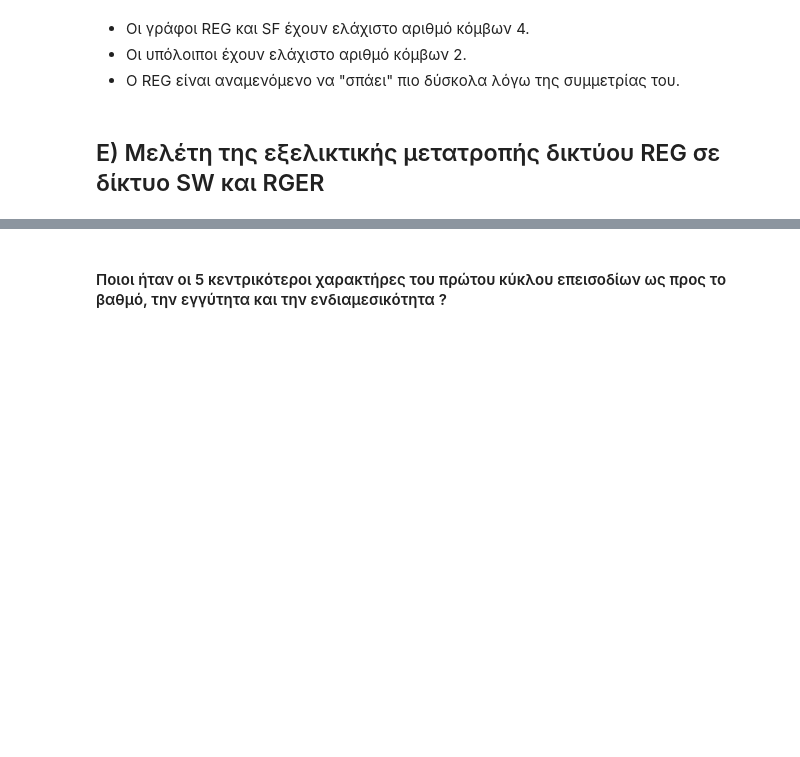
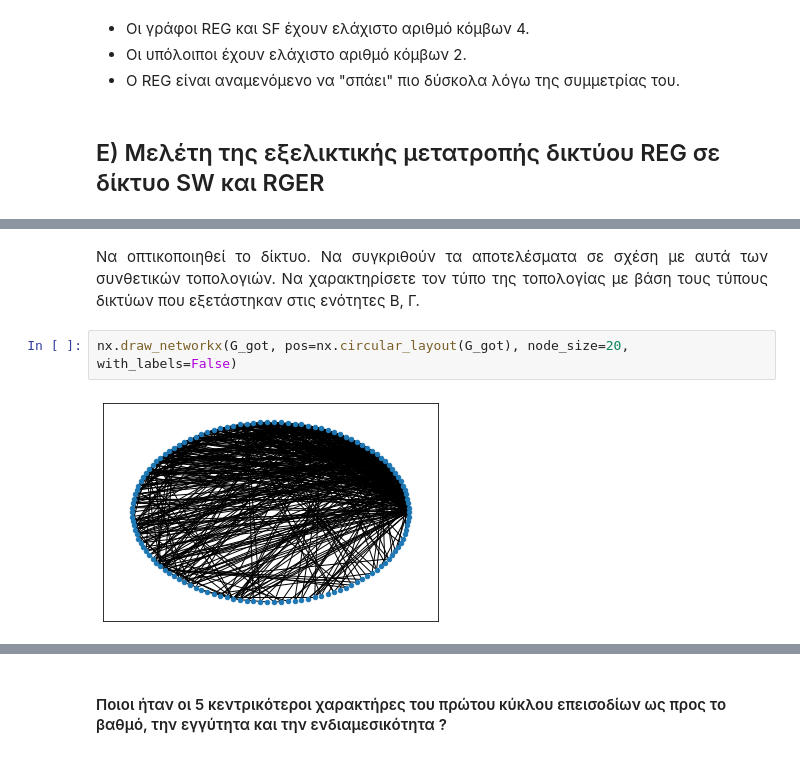
Before and after one commit to John-Atha/social-networks-NTUA, a Jupyter notebook: lab1_student_version.ipynb, the cells around one changed output, grey strips where cells are left out. Saved outputs shown, nothing was run; the diff lists cells and outputs as text; blank space fills up the shorter version.

```diff
--- a/lab1_student_version.ipynb
+++ b/lab1_student_version.ipynb
@@ -1232,0 +1327,6 @@ with open('got.txt') as csv_file:
+# %% [markdown]
+<p style=text-align:justify>Να οπτικοποιηθεί το δίκτυο. Να συγκριθούν τα αποτελέσματα σε σχέση με αυτά των συνθετικών τοπολογιών. Να χαρακτηρίσετε τον τύπο της τοπολογίας με βάση τους τύπους δικτύων που εξετάστηκαν στις ενότητες B, Γ.</p>
+# %%
+nx.draw_networkx(G_got, pos=nx.circular_layout(G_got), node_size=20, with_labels=False)
+# %% [output]
+[figure, added]
```
Also changed, not shown: parts of 19 cells of this notebook, 1 other file.
